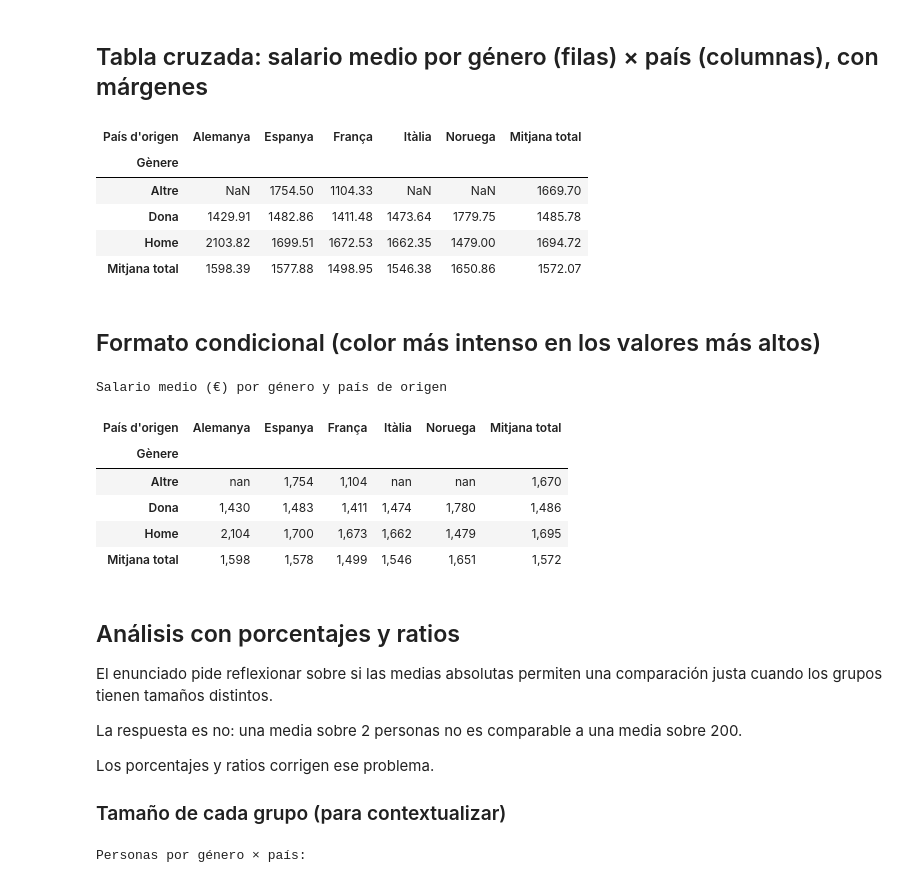
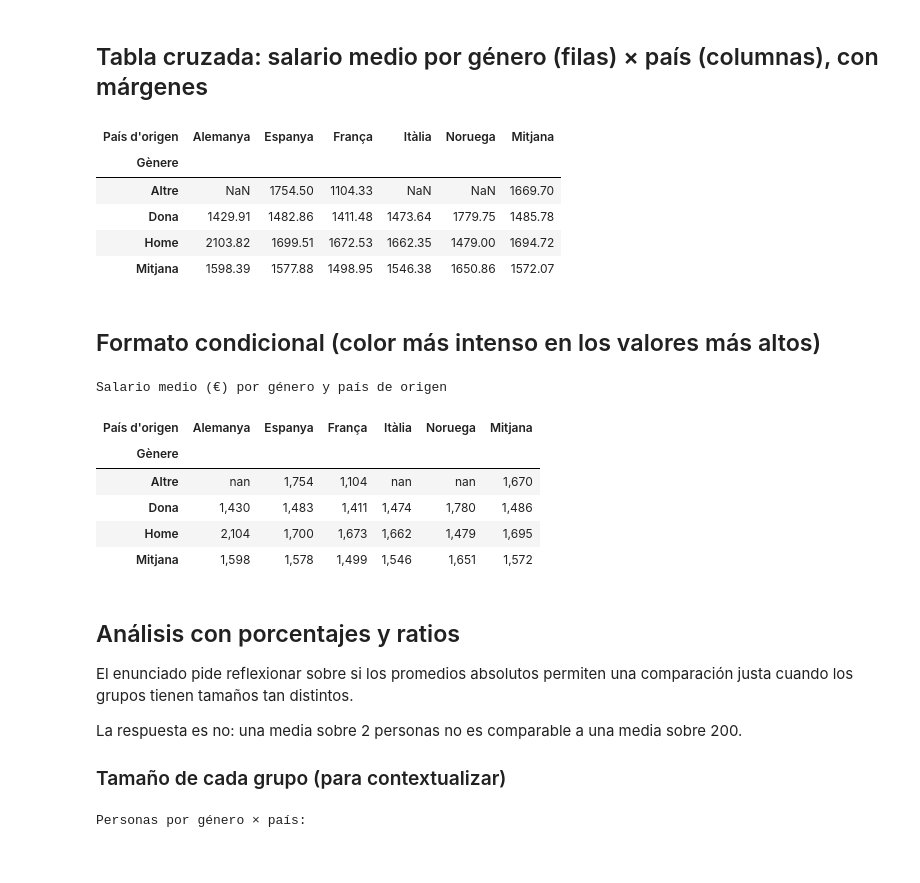
Before and after one commit to AlejandroNPereyra/Sprint-8---Data-Analysis, a Jupyter notebook: Sprint_8.ipynb, the cells around one changed output. Drawn from its saved outputs; the diff is of its cells as text; code cells hidden in the pictures.

```diff
--- a/Sprint_8.ipynb
+++ b/Sprint_8.ipynb
@@ -927,6 +911,8 @@ Los nulos (omitidos o anulados) **no se imputan**: inventar una fecha de nacimie
 # %%
+from datetime import date
+
 # ---------- Rangos válidos ----------
-ANY_ACTUAL = 2026
+ANY_ACTUAL = date.today().year
 EDAT_MAX   = 70
 EDAT_MIN   = 18
 
@@ -1311,21 +1296,21 @@ Resumen salarial por género (ordenado por media)
 # %%
 taula_creuada = encuesta.pivot_table (
     index='Gènere',
     columns="País d'origen",
     values='Salari mensual (€)',
     aggfunc='mean',
     margins=True,
-    margins_name='Mitjana total'
+    margins_name='Mitjana'
 ).round(2)
 
 display(taula_creuada)
 # %% [output]
-| País d'origen | Alemanya | Espanya | França | Itàlia | Noruega | Mitjana total |
+| País d'origen | Alemanya | Espanya | França | Itàlia | Noruega | Mitjana |
 | Gènere |  |  |  |  |  |  |
 | Altre | NaN | 1754.50 | 1104.33 | NaN | NaN | 1669.70 |
 | Dona | 1429.91 | 1482.86 | 1411.48 | 1473.64 | 1779.75 | 1485.78 |
 | Home | 2103.82 | 1699.51 | 1672.53 | 1662.35 | 1479.00 | 1694.72 |
-| Mitjana total | 1598.39 | 1577.88 | 1498.95 | 1546.38 | 1650.86 | 1572.07 |
+| Mitjana | 1598.39 | 1577.88 | 1498.95 | 1546.38 | 1650.86 | 1572.07 |
 # %% [markdown]
 ## Formato condicional (color más intenso en los valores más altos)
 # %%
@@ -1338,21 +1323,19 @@ display(taula_creuada)
 )
 # %% [output]
 Salario medio (€) por género y país de origen
-| País d'origen | Alemanya | Espanya | França | Itàlia | Noruega | Mitjana total |
+| País d'origen | Alemanya | Espanya | França | Itàlia | Noruega | Mitjana |
 | Gènere |  |  |  |  |  |  |
 | Altre | nan | 1,754 | 1,104 | nan | nan | 1,670 |
 | Dona | 1,430 | 1,483 | 1,411 | 1,474 | 1,780 | 1,486 |
 | Home | 2,104 | 1,700 | 1,673 | 1,662 | 1,479 | 1,695 |
-| Mitjana total | 1,598 | 1,578 | 1,499 | 1,546 | 1,651 | 1,572 |
+| Mitjana | 1,598 | 1,578 | 1,499 | 1,546 | 1,651 | 1,572 |
 # %% [markdown]
 ## Análisis con porcentajes y ratios
 
-El enunciado pide reflexionar sobre si las medias absolutas permiten una comparación justa cuando los grupos tienen tamaños distintos.
+El enunciado pide reflexionar sobre si los promedios absolutos permiten una comparación justa cuando los grupos tienen tamaños tan distintos.
 
 La respuesta es no: una media sobre 2 personas no es comparable a una media sobre 200.
 
-Los porcentajes y ratios corrigen ese problema.
-
 ### Tamaño de cada grupo (para contextualizar)
 # %%
 print("\nPersonas por género × país:")
```
Also changed, not shown: parts of 18 cells of this notebook.
